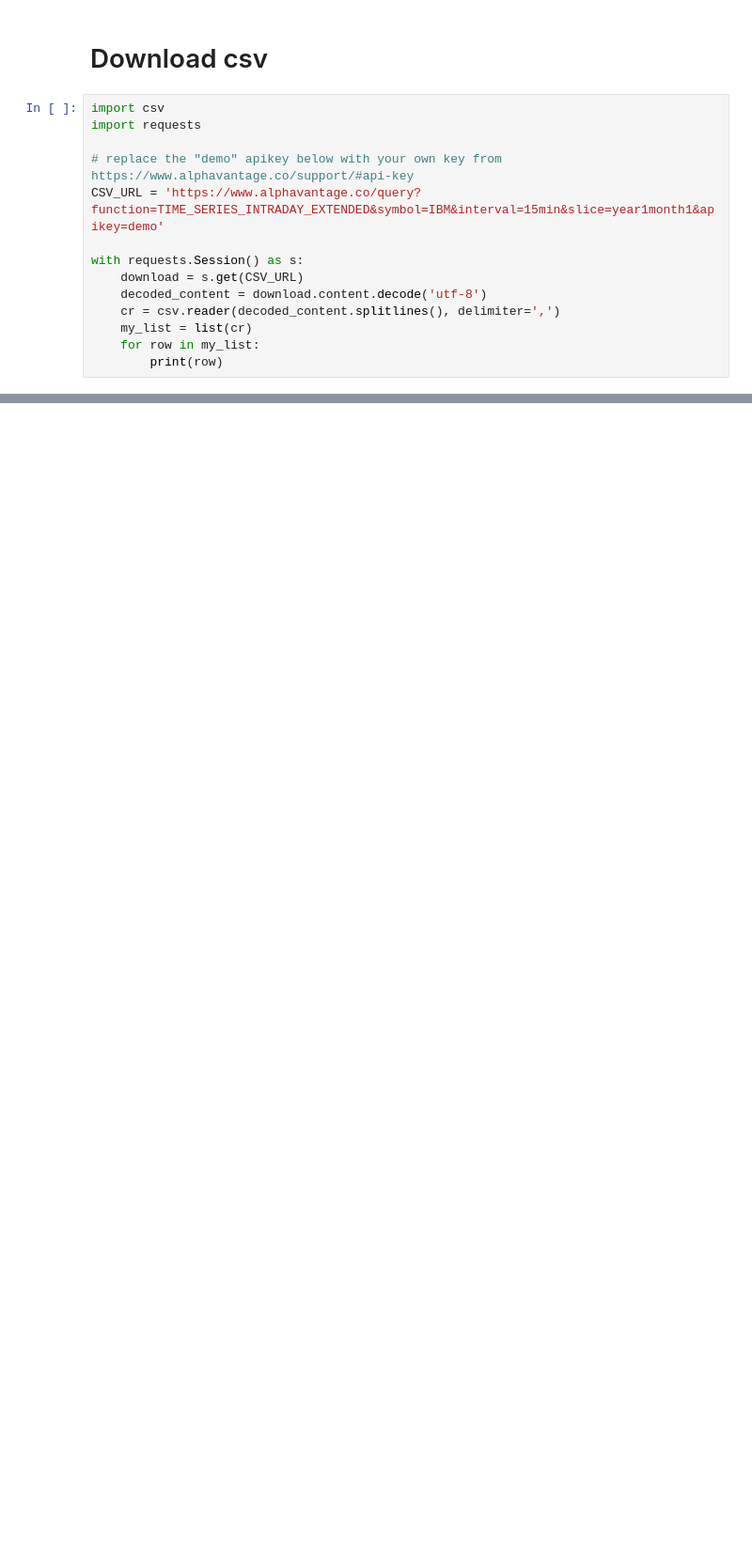
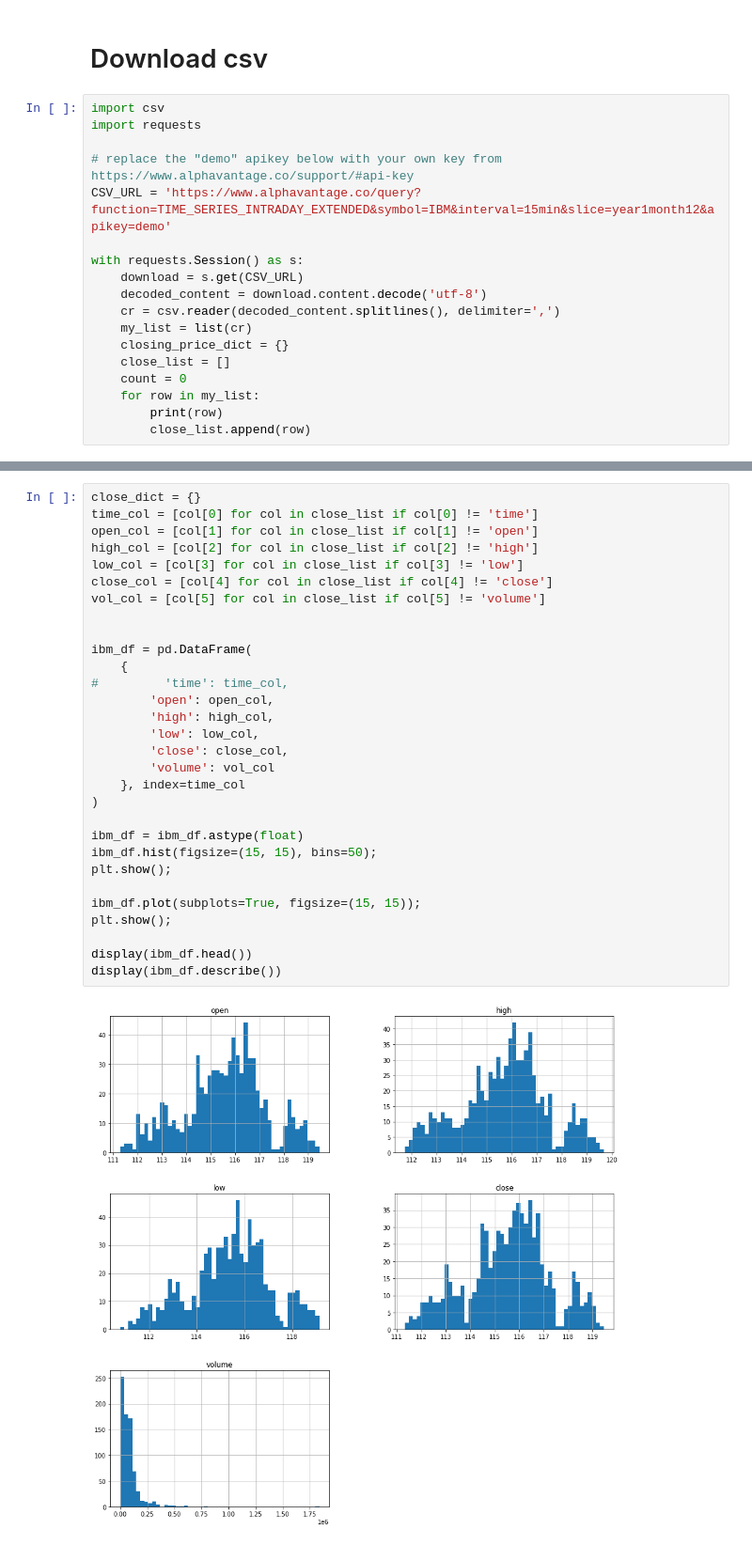
Before and after one commit to gilberto-BE/aifi-bootcamp, a Jupyter notebook: Test Alpha Vantage.ipynb, the cells around one changed output, grey strips where cells are left out. Shown at 94% size. Cells and saved outputs as stored; diff of their text form; blank space fills up the shorter version.

Commit message:
add new function to get price data

```diff
--- a/Test Alpha Vantage.ipynb
+++ b/Test Alpha Vantage.ipynb
@@ -60,14 +61,18 @@ import csv
 import requests
 
 # replace the "demo" apikey below with your own key from https://www.alphavantage.co/support/#api-key
-CSV_URL = 'https://www.alphavantage.co/query?function=TIME_SERIES_INTRADAY_EXTENDED&symbol=IBM&interval=15min&slice=year1month1&apikey=demo'
+CSV_URL = 'https://www.alphavantage.co/query?function=TIME_SERIES_INTRADAY_EXTENDED&symbol=IBM&interval=15min&slice=year1month12&apikey=demo'
 
 with requests.Session() as s:
     download = s.get(CSV_URL)
     decoded_content = download.content.decode('utf-8')
     cr = csv.reader(decoded_content.splitlines(), delimiter=',')
     my_list = list(cr)
+    closing_price_dict = {}
+    close_list = []
+    count = 0
     for row in my_list:
         print(row)
+        close_list.append(row)
 # %% [output]
 ['time', 'open', 'high', 'low', 'close', 'volume']
@@ -89,0 +117,32 @@ with requests.Session() as s:
+# %%
+close_dict = {}
+time_col = [col[0] for col in close_list if col[0] != 'time']
+open_col = [col[1] for col in close_list if col[1] != 'open']
+high_col = [col[2] for col in close_list if col[2] != 'high']
+low_col = [col[3] for col in close_list if col[3] != 'low']
+close_col = [col[4] for col in close_list if col[4] != 'close']
+vol_col = [col[5] for col in close_list if col[5] != 'volume']
+
+
+ibm_df = pd.DataFrame(
+    {
+#         'time': time_col,
+        'open': open_col,
+        'high': high_col,
+        'low': low_col,
+        'close': close_col,
+        'volume': vol_col
+    }, index=time_col
+)
+
+ibm_df = ibm_df.astype(float)
+ibm_df.hist(figsize=(15, 15), bins=50);
+plt.show();
+
+ibm_df.plot(subplots=True, figsize=(15, 15));
+plt.show();
+
+display(ibm_df.head())
+display(ibm_df.describe())
+# %% [output]
+[figure, added]
```
Also changed, not shown: parts of 13 cells of this notebook.
